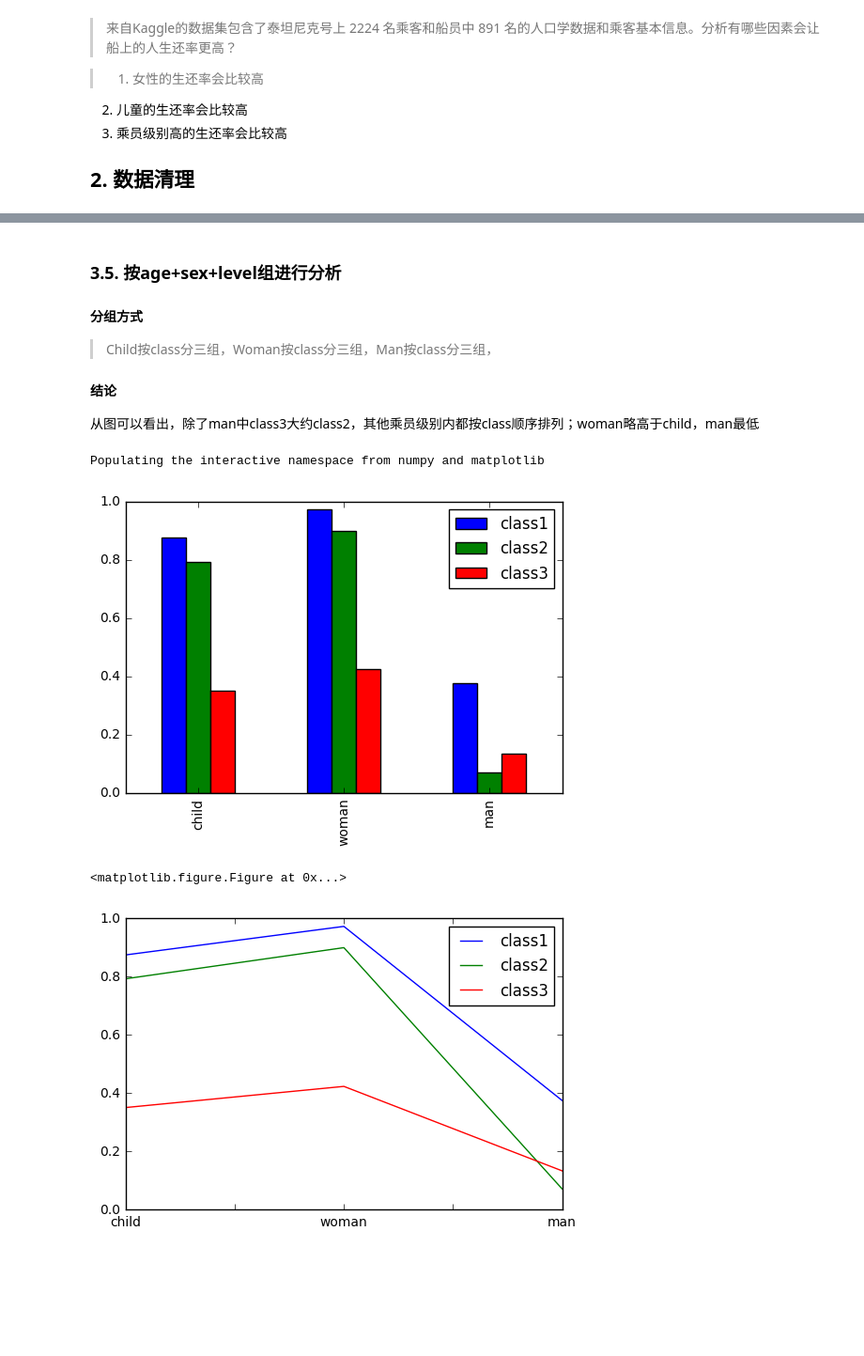
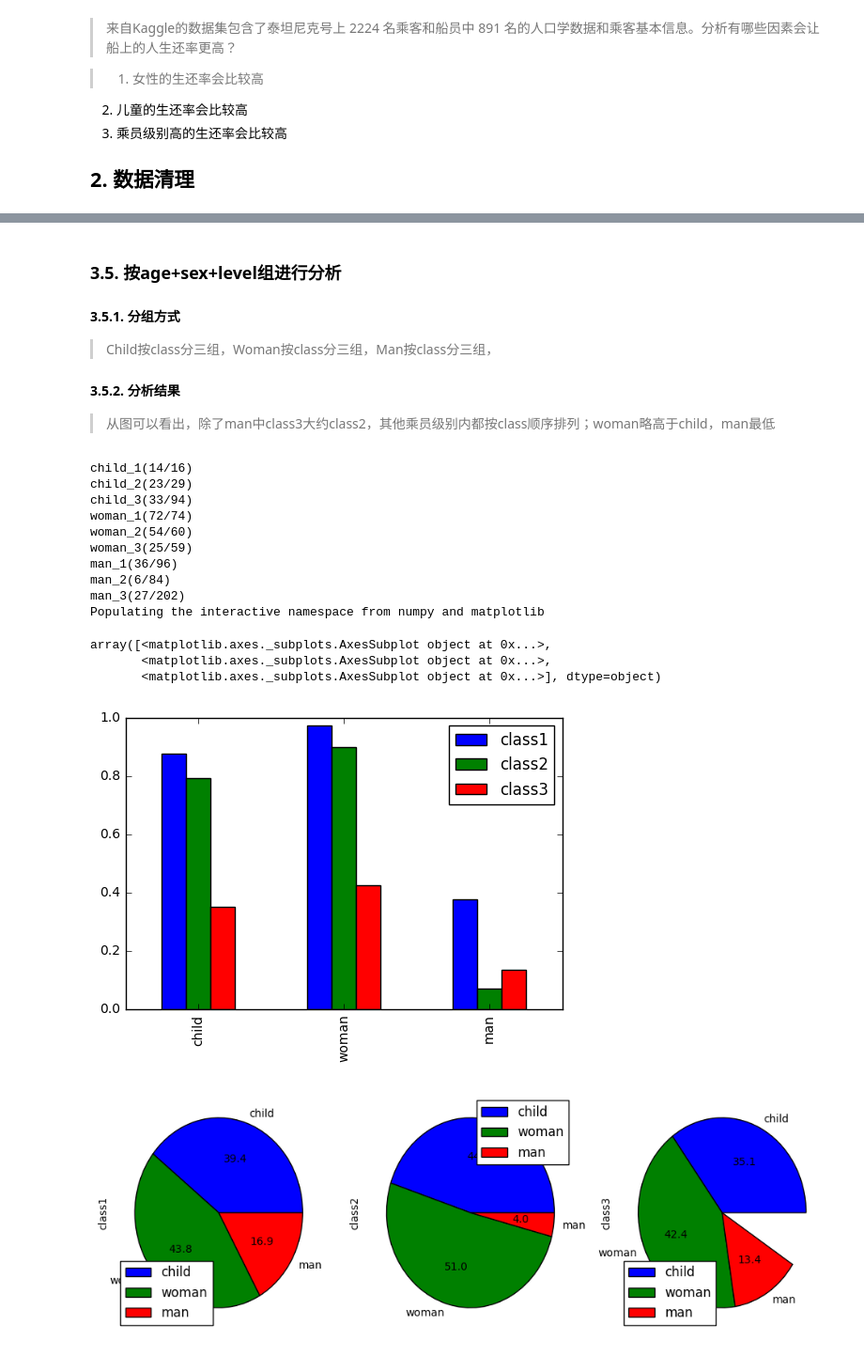
Before and after one commit to yummybian/data-analysis, a Jupyter notebook: P2/titanic_analysis.ipynb, the cells around one changed output, grey strips where cells are left out. Shown at 94% size. Cells and saved outputs as stored; diff of their text form; code cells hidden in the pictures; blank space fills up the shorter version.

```diff
--- a/P2/titanic_analysis.ipynb
+++ b/P2/titanic_analysis.ipynb
@@ -47,7 +47,7 @@ def append_age_sex_column(c):
 # 大于18岁女子为"Woman")
 df["Age_Sex"] = df.apply(append_age_sex_column, axis=1)
 
-def calc_survival_ratio(df, key, *value):
+def calc_survival(df, key, *value):
     if key == "age":
         series = df[(df.Age > value[0])
                    & (df.Age <= value[1])]["Survived"]
@@ -61,8 +61,9 @@ def calc_survival_ratio(df, key, *value):
         series = df[(df.Age_Sex == value[0])
                     & (df.Pclass == value[1])]["Survived"]
 
-    saved_ratio = series.sum() / (series.shape[0] * 1.0)
-    return saved_ratio
 
-df.head()
+    return series.sum(), series.shape[0], series.sum() / (series.shape[0] * 1.0)
+
+df.info()
+print type(df["Age"])
 # %% [output]
@@ -183,43 +222,64 @@ Populating the interactive namespace from numpy and matplotlib
 # %% [markdown]
 ### 3.5. 按age+sex+level组进行分析
-#### 分组方式
+#### 3.5.1. 分组方式
 > Child按class分三组，Woman按class分三组，Man按class分三组，
 
-#### 结论
->
-从图可以看出，除了man中class3大约class2，其他乘员级别内都按class顺序排列；woman略高于child，man最低
+#### 3.5.2. 分析结果
+> 从图可以看出，除了man中class3大约class2，其他乘员级别内都按class顺序排列；woman略高于child，man最低
 # %%
+a1, a2, a3 = calc_survival(df, "age_sex_level", "child", 1)
+b1, b2, b3 = calc_survival(df, "age_sex_level", "child", 2)
+c1, c2, c3 = calc_survival(df, "age_sex_level", "child", 3)
+d1, d2, d3 = calc_survival(df, "age_sex_level", "woman", 1)
+e1, e2, e3 = calc_survival(df, "age_sex_level", "woman", 2)
+f1, f2, f3 = calc_survival(df, "age_sex_level", "woman", 3)
+g1, g2, g3 = calc_survival(df, "age_sex_level", "man", 1)
+h1, h2, h3 = calc_survival(df, "age_sex_level", "man", 2)
+i1, i2, i3 = calc_survival(df, "age_sex_level", "man", 3)
+print "child_1({0}/{1})".format(a1, a2)
+print "child_2({0}/{1})".format(b1, b2)
+print "child_3({0}/{1})".format(c1, c2)
+print "woman_1({0}/{1})".format(d1, d2)
+print "woman_2({0}/{1})".format(e1, e2)
+print "woman_3({0}/{1})".format(f1, f2)
+print "man_1({0}/{1})".format(g1, g2)
+print "man_2({0}/{1})".format(h1, h2)
+print "man_3({0}/{1})".format(i1, i2)
+
 data = np.array([
-            [calc_survival_ratio(df, "age_sex_level", "child", 1),
-             calc_survival_ratio(df, "age_sex_level", "child", 2),
-             calc_survival_ratio(df, "age_sex_level", "child", 3)],
-            [calc_survival_ratio(df, "age_sex_level", "woman", 1),
-             calc_survival_ratio(df, "age_sex_level", "woman", 2),
-             calc_survival_ratio(df, "age_sex_level", "woman", 3)],
-            [calc_survival_ratio(df, "age_sex_level", "man", 1),
-             calc_survival_ratio(df, "age_sex_level", "man", 2),
-             calc_survival_ratio(df, "age_sex_level", "man", 3)]
+            [a3, b3, c3],
+            [d3, e3, f3],
+            [g3, h3, i3],
             ])
 
 age_class_group_saved_df = pd.DataFrame(
     data=data,
     index=["child", "woman", "man"],
     columns=["class1", "class2", "class3"]
 )
 
 %pylab inline
 import matplotlib.pyplot as plt
 
 # 绘制直方图
 age_class_group_saved_df.index = ["child", "woman", "man"]
 age_class_group_saved_df.plot(kind="bar")
 
-# 绘制折线图
-age_class_group_saved_df.cumsum()
-plt.figure();
-age_class_group_saved_df.plot();
+# 绘制饼图(按照乘员级别画三个饼图)
+age_class_group_saved_df.plot.pie(subplots=True, autopct='%.1f', figsize=(12, 4))
 # %% [output]
+child_1(14/16)
+child_2(23/29)
+child_3(33/94)
+woman_1(72/74)
+woman_2(54/60)
+woman_3(25/59)
+man_1(36/96)
+man_2(6/84)
+man_3(27/202)
 Populating the interactive namespace from numpy and matplotlib
+array([<matplotlib.axes._subplots.AxesSubplot object at 0x...>,
+       <matplotlib.axes._subplots.AxesSubplot object at 0x...>,
+       <matplotlib.axes._subplots.AxesSubplot object at 0x...>], dtype=object)
 [figure]
-<matplotlib.figure.Figure at 0x...>
-[figure, old version]
+[figure, new version]
```
Also changed, not shown: parts of 15 cells of this notebook.
